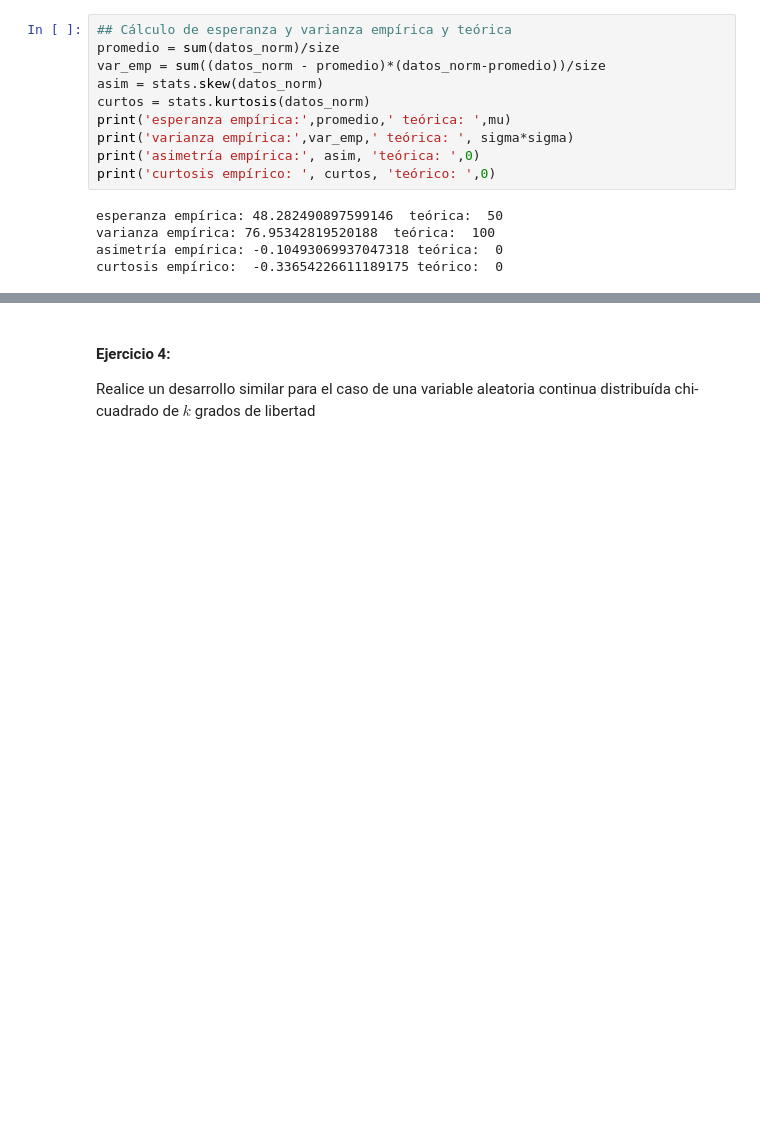
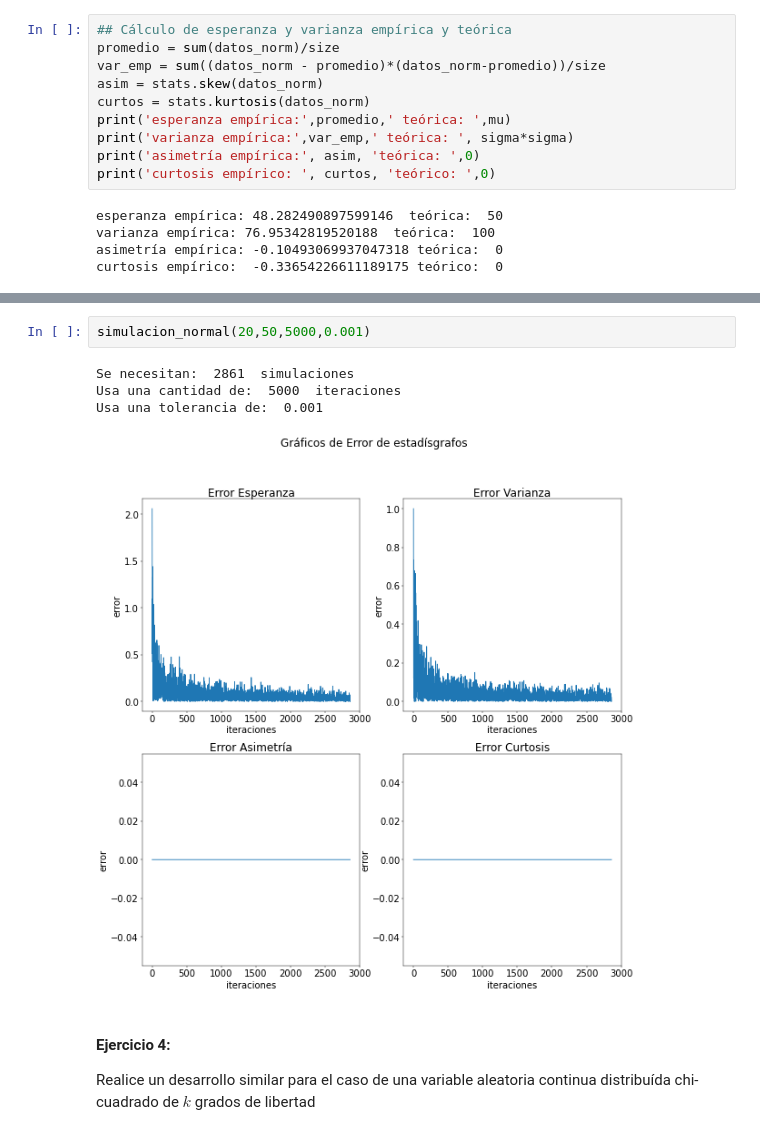
Before and after one commit to estebantejeda/INFO274, a Jupyter notebook: lab2/Laboratorio2.ipynb, the cells around one changed output, grey strips where cells are left out. Saved outputs shown, nothing was run; the diff lists cells and outputs as text; blank space fills up the shorter version.

```diff
--- a/lab2/Laboratorio2.ipynb
+++ b/lab2/Laboratorio2.ipynb
@@ -436,3 +511,10 @@ curtosis empírico:  -0.33654226611189175 teórico:  0
+# %%
+simulacion_normal(20,50,5000,0.001)
+# %% [output]
+Se necesitan:  2861  simulaciones
+Usa una cantidad de:  5000  iteraciones
+Usa una tolerancia de:  0.001
+[figure, added]
 # %% [markdown]
 #### Ejercicio 4:
 Realice un desarrollo similar para el caso de una variable aleatoria continua distribuída chi-cuadrado de $k$ grados de libertad
```
Also changed, not shown: parts of 7 cells of this notebook.
